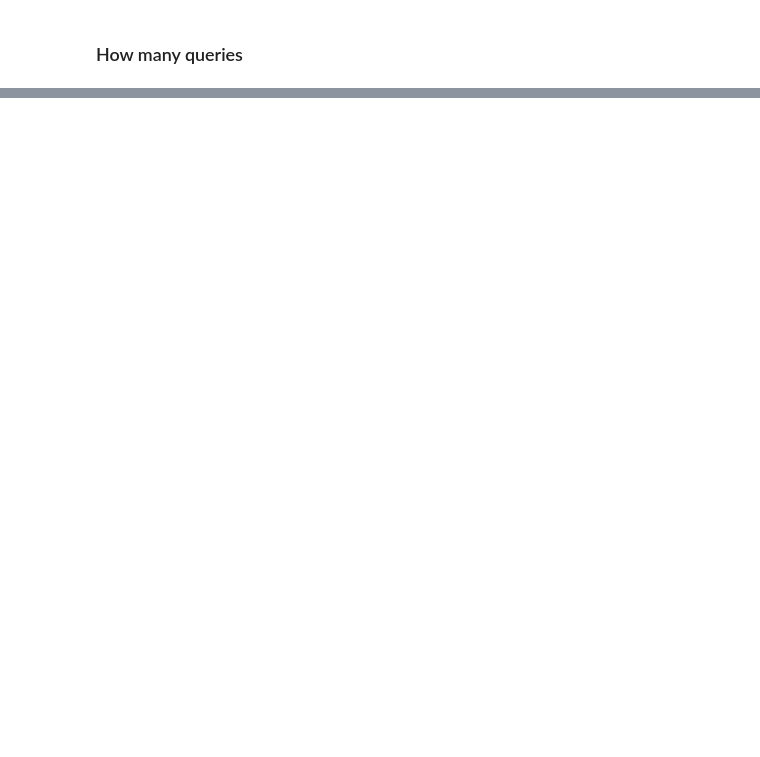
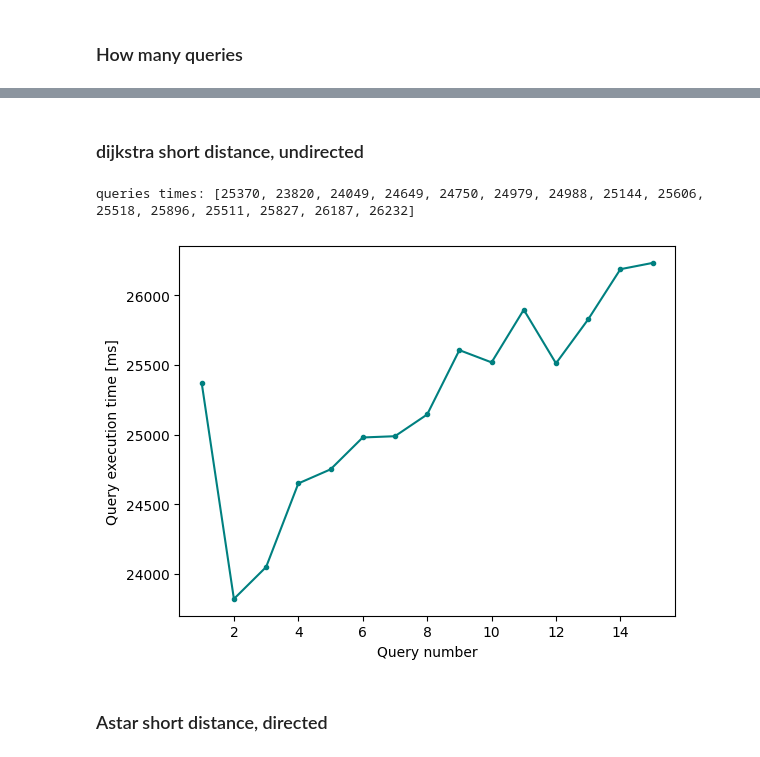
Before and after one commit to juliakisielewicz/graph-routing, a Jupyter notebook: benchmark_postgres.ipynb, the cells around one changed output, grey strips where cells are left out. Saved outputs shown, nothing was run; the diff lists cells and outputs as text; code cells hidden in the pictures; blank space fills up the shorter version.

```diff
--- a/benchmark_postgres.ipynb
+++ b/benchmark_postgres.ipynb
@@ -89,2 +80,8 @@ osmid_1_small: 11245963370, osmid_2_small: 3460386739, distance: 25.976786861057
+# %%
+osmid_1_short = 262220894
+osmid_2_short = 6949642867
+
+osmid_1_long = 4538716538
+osmid_2_long = 432648629
 # %% [markdown]
 ### Paths queries and parsing query time
@@ -122,0 +189,20 @@ query time: 1250 ms
+# %% [markdown]
+### dijkstra short distance, undirected
+# %%
+dijkstra_short_undirected_query_times_psql = []
+
+for _ in tqdm(range(query_number), desc="Query"):
+    cursor.execute(dijkstra_benchmark_short_undirected)
+    dijkstra_short_undirected_query_times_psql.append(parse_query_time(cursor))
+    time.sleep(5)
+
+print(f"queries times: {dijkstra_short_undirected_query_times_psql}")
+
+plot_query_times(dijkstra_short_undirected_query_times_psql)
+
+pickle.dump(dijkstra_short_undirected_query_times_psql, open( "./results/krakow_120/dijkstra_short_undirected_query_times_psql.bin", "wb" ) )
+# %% [output]
+queries times: [25370, 23820, 24049, 24649, 24750, 24979, 24988, 25144, 25606, 25518, 25896, 25511, 25827, 26187, 26232]
+[figure, added]
+# %% [markdown]
+### Astar short distance, directed
```
Also changed, not shown: parts of 52 cells of this notebook, 5 other files.
